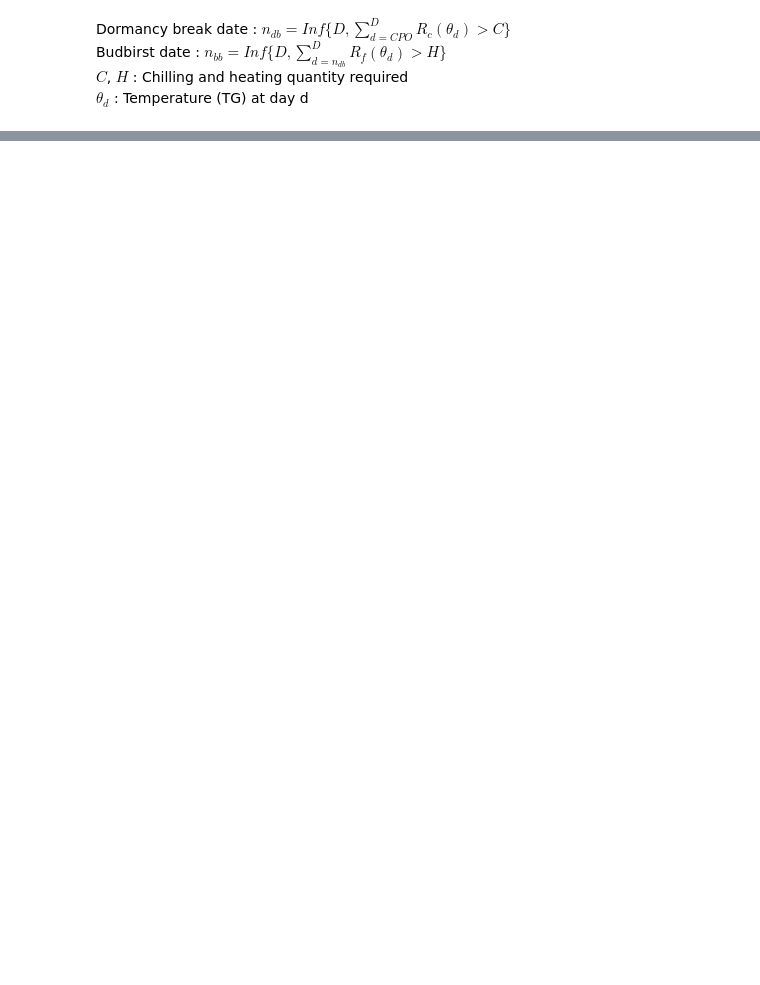
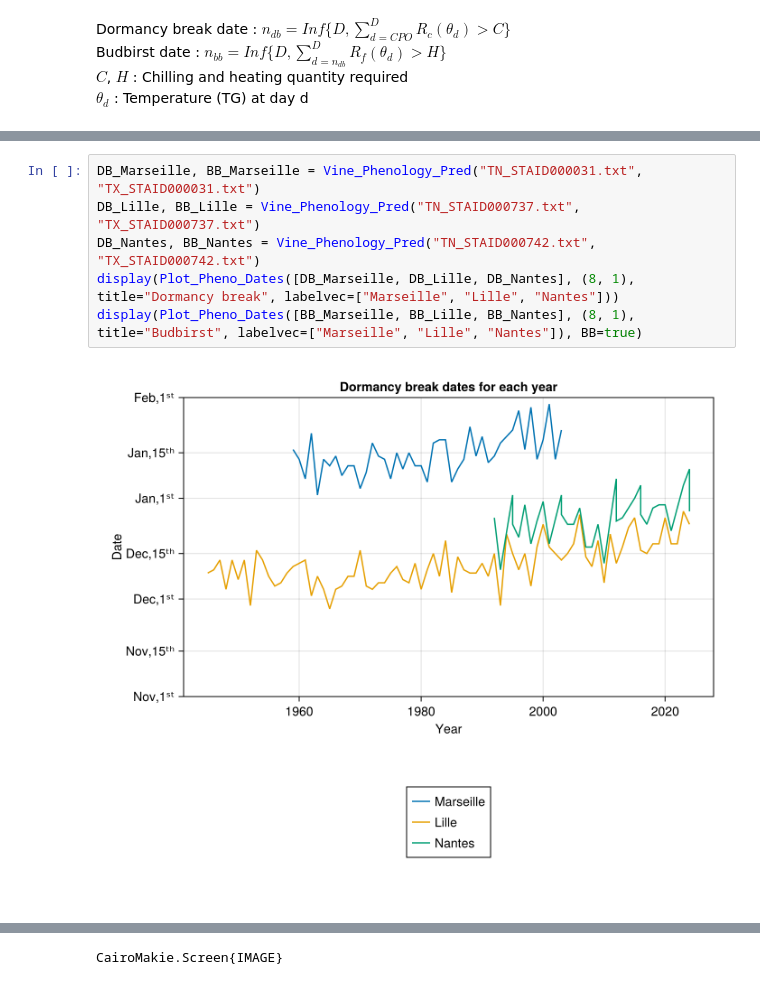
Before and after one commit to dmetivie/2025_Internship_SWG_Pomme, a Jupyter notebook: Phenology/Phenology_model.ipynb, the cells around one changed output, grey strips where cells are left out. Saved outputs shown, nothing was run; the diff lists cells and outputs as text; blank space fills up the shorter version.

```diff
--- a/Phenology/Phenology_model.ipynb
+++ b/Phenology/Phenology_model.ipynb
@@ -26,0 +62,8 @@ CairoMakie.Screen{IMAGE}
+# %%
+DB_Marseille, BB_Marseille = Vine_Phenology_Pred("TN_STAID000031.txt", "TX_STAID000031.txt")
+DB_Lille, BB_Lille = Vine_Phenology_Pred("TN_STAID000737.txt", "TX_STAID000737.txt")
+DB_Nantes, BB_Nantes = Vine_Phenology_Pred("TN_STAID000742.txt", "TX_STAID000742.txt")
+display(Plot_Pheno_Dates([DB_Marseille, DB_Lille, DB_Nantes], (8, 1), title="Dormancy break", labelvec=["Marseille", "Lille", "Nantes"]))
+display(Plot_Pheno_Dates([BB_Marseille, BB_Lille, BB_Nantes], (8, 1), title="Budbirst", labelvec=["Marseille", "Lille", "Nantes"]), BB=true)
+# %% [output]
+[figure, added]
@@ -26,0 +71 @@ CairoMakie.Screen{IMAGE}
+CairoMakie.Screen{IMAGE}
```
Also changed, not shown: parts of 9 cells of this notebook, 10 other files.
